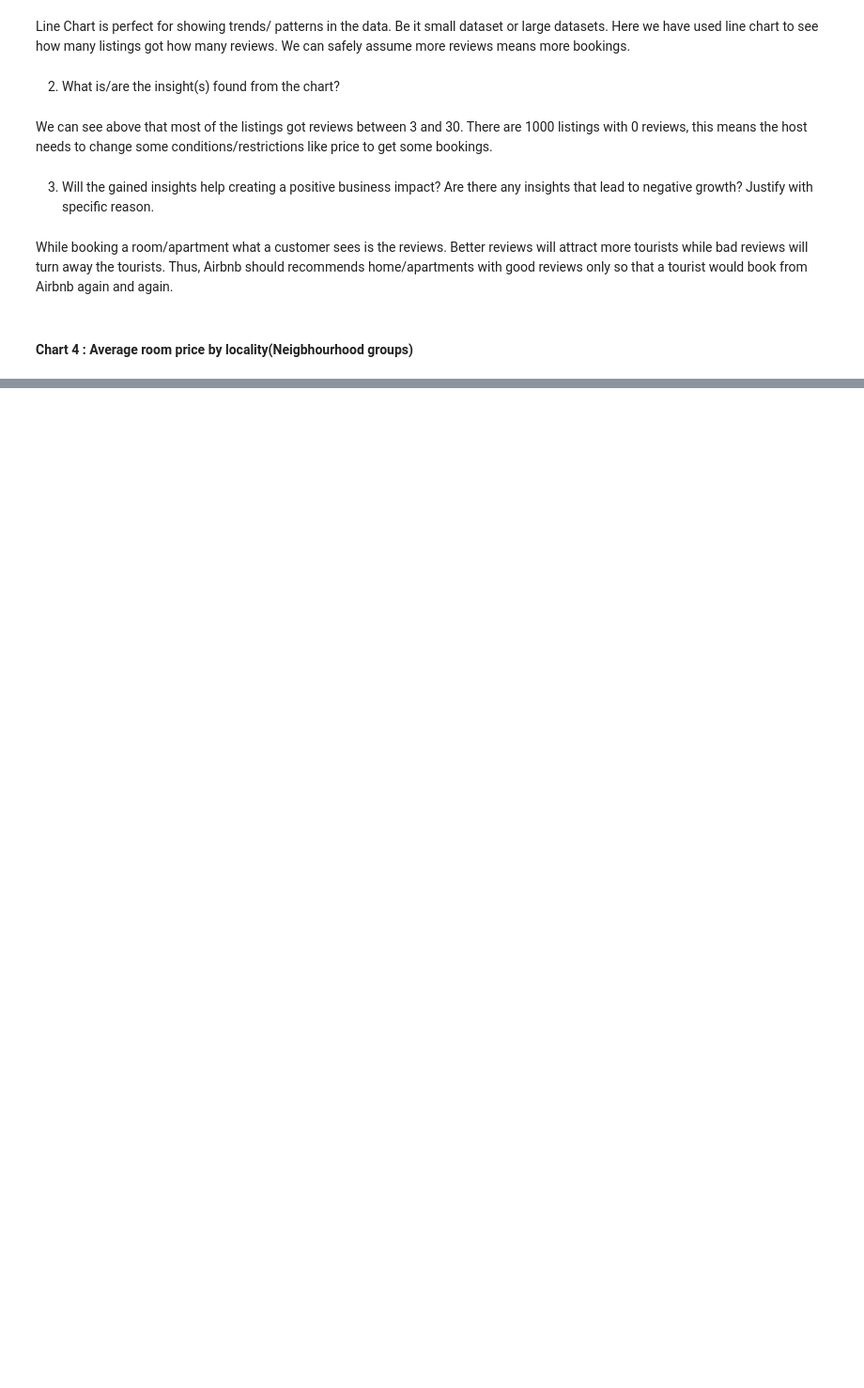
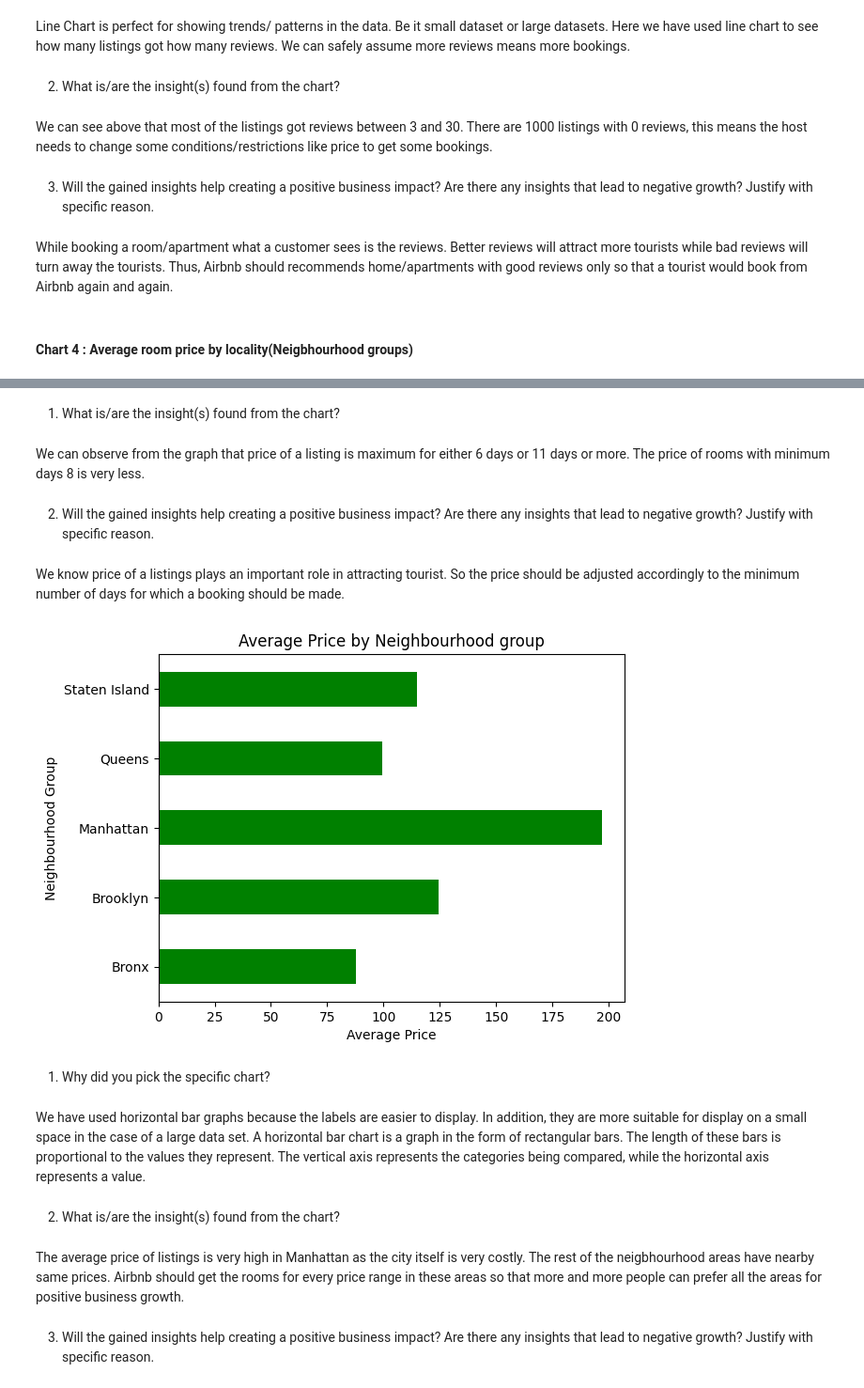
Before and after one commit to palnitin12345/Airbnb-EDA, a Jupyter notebook: EDA-Code.ipynb, the cells around one changed output, grey strips where cells are left out. Shown at 94% size. Cells and saved outputs as stored; diff of their text form; code cells hidden in the pictures; blank space fills up the shorter version.

```diff
--- a/EDA-Code.ipynb
+++ b/EDA-Code.ipynb
@@ -362,0 +452,36 @@ While booking a room/apartment what a customer sees is the reviews. Better revie
+# %% [markdown]
+ 1. What is/are the insight(s) found from the chart?
+# %% [markdown]
+We can observe from the graph that price of a listing is maximum for either 6 days or 11 days or more. The price of rooms with minimum days 8 is very less.
+# %% [markdown]
+ 2. Will the gained insights help creating a positive business impact?
+Are there any insights that lead to negative growth? Justify with specific reason.
+# %% [markdown]
+We know price of a listings plays an important role in attracting tourist. So the price should be adjusted accordingly to the minimum number of days for which a booking should be made.
+# %%
+# Chart - 4 visualization code
+# Analyze data
+
+price_by_nbd_type = dataset.groupby('neighbourhood_group')['price'].mean() # Calculate average price by room type
+price_by_nbd_type.plot(kind='barh', color='green') # Plot bar chart of average price by room type
+plt.title('Average Price by Neighbourhood group')
+plt.ylabel('Neighbourhood Group')
+plt.xlabel('Average Price')
+plt.show()
+# %% [output]
+[figure, added]
+# %% [markdown]
+1. Why did you pick the specific chart?
+# %% [markdown]
+We have used horizontal bar graphs because the labels are easier to display. In addition, they are more suitable for display on a small space in the case of a large data set.
+A horizontal bar chart is a graph in the form of rectangular bars.
+The length of these bars is proportional to the values they represent. The vertical axis represents the categories being compared, while the horizontal axis represents a value.
+# %% [markdown]
+ 2. What is/are the insight(s) found from the chart?
+# %% [markdown]
+
+The average price of listings is very high in Manhattan as the city itself is very costly. The rest of the neigbhourhood areas have nearby same prices.
+Airbnb should get the rooms for every price range in these areas so that more and more people can prefer all the areas for positive business growth.
+# %% [markdown]
+ 3. Will the gained insights help creating a positive business impact?
+Are there any insights that lead to negative growth? Justify with specific reason.
```
Also changed, not shown: parts of 17 cells of this notebook.
